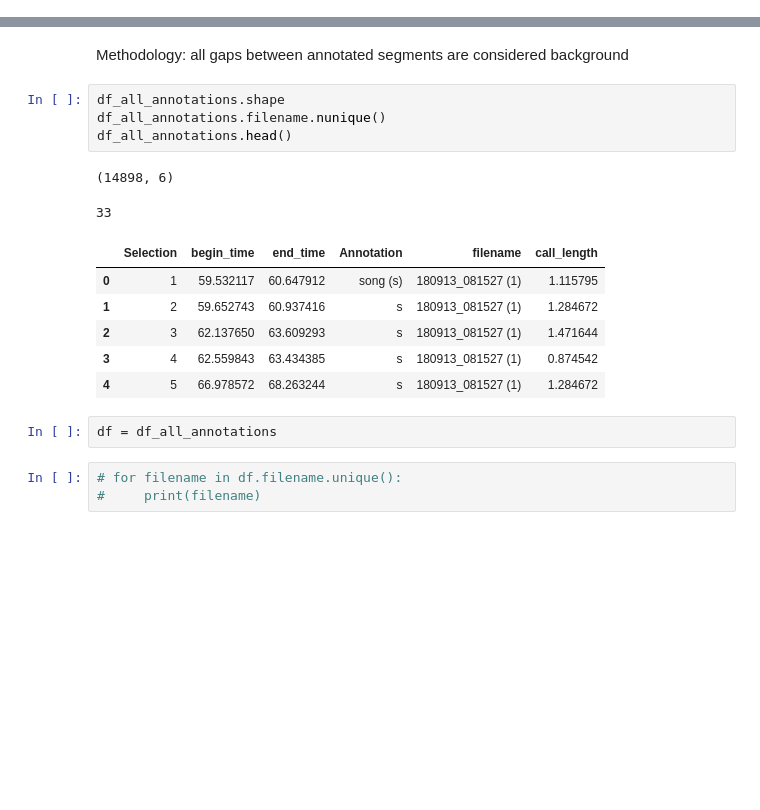
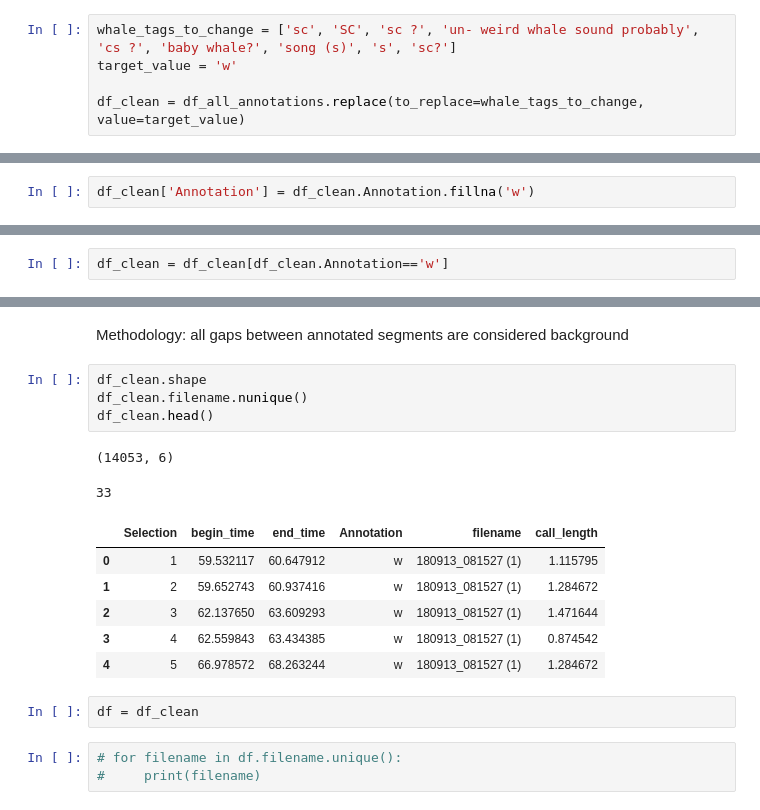
Before and after one commit to deep-voice/soundbay, a Jupyter notebook: notebooks/20221101_nw_2021_data_prep.ipynb, the cells around one changed output, grey strips where cells are left out. Cells and saved outputs as stored; diff of their text form; blank space fills up the shorter version.

```diff
--- a/notebooks/20221101_nw_2021_data_prep.ipynb
+++ b/notebooks/20221101_nw_2021_data_prep.ipynb
@@ -116,0 +133,5 @@ df_unique_labels.to_csv('unique_labels_info.csv', index=False)
+# %%
+whale_tags_to_change = ['sc', 'SC', 'sc ?', 'un- weird whale sound probably', 'cs ?', 'baby whale?', 'song (s)', 's', 'sc?']
+target_value = 'w'
+
+df_clean = df_all_annotations.replace(to_replace=whale_tags_to_change, value=target_value)
@@ -116,0 +169,2 @@ df_unique_labels.to_csv('unique_labels_info.csv', index=False)
+# %%
+df_clean['Annotation'] = df_clean.Annotation.fillna('w')
@@ -116,0 +195,2 @@ df_unique_labels.to_csv('unique_labels_info.csv', index=False)
+# %%
+df_clean = df_clean[df_clean.Annotation=='w']
@@ -119,20 +206,20 @@ df_unique_labels.to_csv('unique_labels_info.csv', index=False)
 # %% [markdown]
 Methodology: all gaps between annotated segments are considered background
 # %%
-df_all_annotations.shape
-df_all_annotations.filename.nunique()
-df_all_annotations.head()
+df_clean.shape
+df_clean.filename.nunique()
+df_clean.head()
 # %% [output]
-(14898, 6)
+(14053, 6)
 33
 |  | Selection | begin_time | end_time | Annotation | filename | call_length |
-| 0 | 1 | 59.532117 | 60.647912 | song (s) | 180913_081527 (1) | 1.115795 |
-| 1 | 2 | 59.652743 | 60.937416 | s | 180913_081527 (1) | 1.284672 |
-| 2 | 3 | 62.137650 | 63.609293 | s | 180913_081527 (1) | 1.471644 |
-| 3 | 4 | 62.559843 | 63.434385 | s | 180913_081527 (1) | 0.874542 |
-| 4 | 5 | 66.978572 | 68.263244 | s | 180913_081527 (1) | 1.284672 |
+| 0 | 1 | 59.532117 | 60.647912 | w | 180913_081527 (1) | 1.115795 |
+| 1 | 2 | 59.652743 | 60.937416 | w | 180913_081527 (1) | 1.284672 |
+| 2 | 3 | 62.137650 | 63.609293 | w | 180913_081527 (1) | 1.471644 |
+| 3 | 4 | 62.559843 | 63.434385 | w | 180913_081527 (1) | 0.874542 |
+| 4 | 5 | 66.978572 | 68.263244 | w | 180913_081527 (1) | 1.284672 |
 # %%
-df = df_all_annotations
+df = df_clean
 # %%
 # for filename in df.filename.unique():
 #     print(filename)
```
Also changed, not shown: parts of 50 cells of this notebook.
